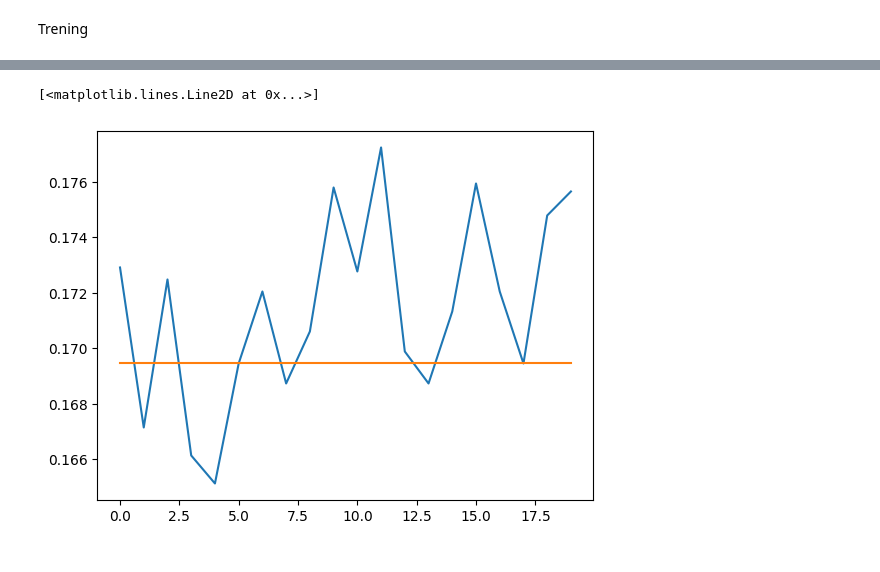
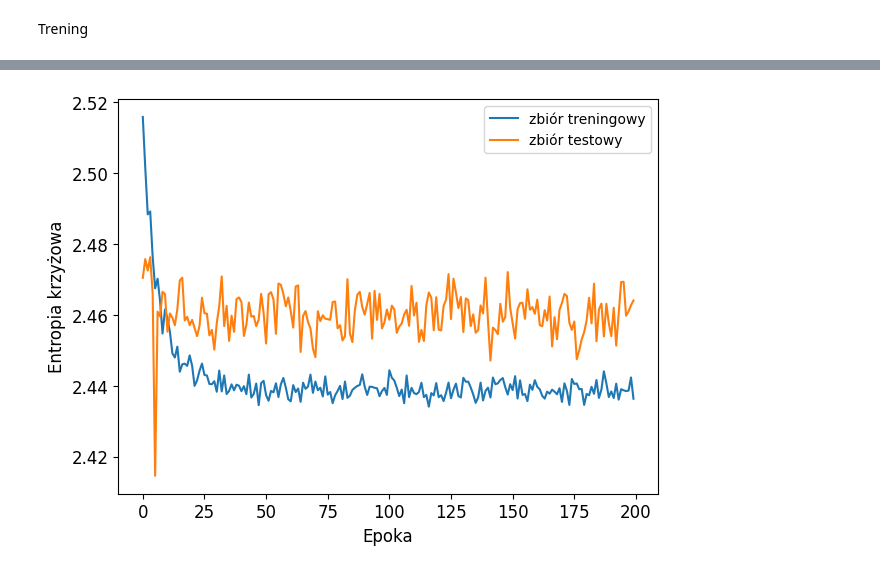
Before and after one commit to martaglanowska/MBTI_classification, a Jupyter notebook: praca magisterska - BERT.ipynb, the cells around one changed output, grey strips where cells are left out. Cells and saved outputs as stored; diff of their text form; code cells hidden in the pictures.

Commit message:
Evaluation plots added

```diff
--- a/praca magisterska - BERT.ipynb
+++ b/praca magisterska - BERT.ipynb
@@ -596,6 +596,6 @@ ds.take(0).element_spec, ds_test.take(0).element_spec
 Trening
 # %%
 print(f'Training model with {tfhub_handle_encoder}')
-history = classifier_model2.fit(x=ds, validation_data=ds_test, epochs=20)
+history = classifier_model2.fit(x=ds, validation_data=ds_test, epochs=200)
 # %% [output]
 Training model with https://tfhub.dev/tensorflow/small_bert/bert_en_uncased_L-8_H-512_A-8/1
@@ -624,6 +618,12 @@ plt.plot(history.history['val_loss'])
-# %%
-plt.plot(history.history['categorical_accuracy'])
-plt.plot(history.history['val_categorical_accuracy'])
-# %% [output]
-[<matplotlib.lines.Line2D at 0x...>]
-[figure, removed]
+# %%
+plt.plot(history.history['loss'])
+plt.plot(history.history['val_loss'])
+plt.xlabel('Epoka', fontsize=12)
+plt.ylabel('Entropia krzyżowa', fontsize=12)
+plt.legend(['zbiór treningowy', 'zbiór testowy'])
+plt.xticks(fontsize=12)
+plt.yticks(fontsize=12)
+plt.tight_layout()
+plt.savefig('classifier_model2_loss.png')
+# %% [output]
+[figure, added]
```
Also changed, not shown: parts of 4 cells of this notebook.
